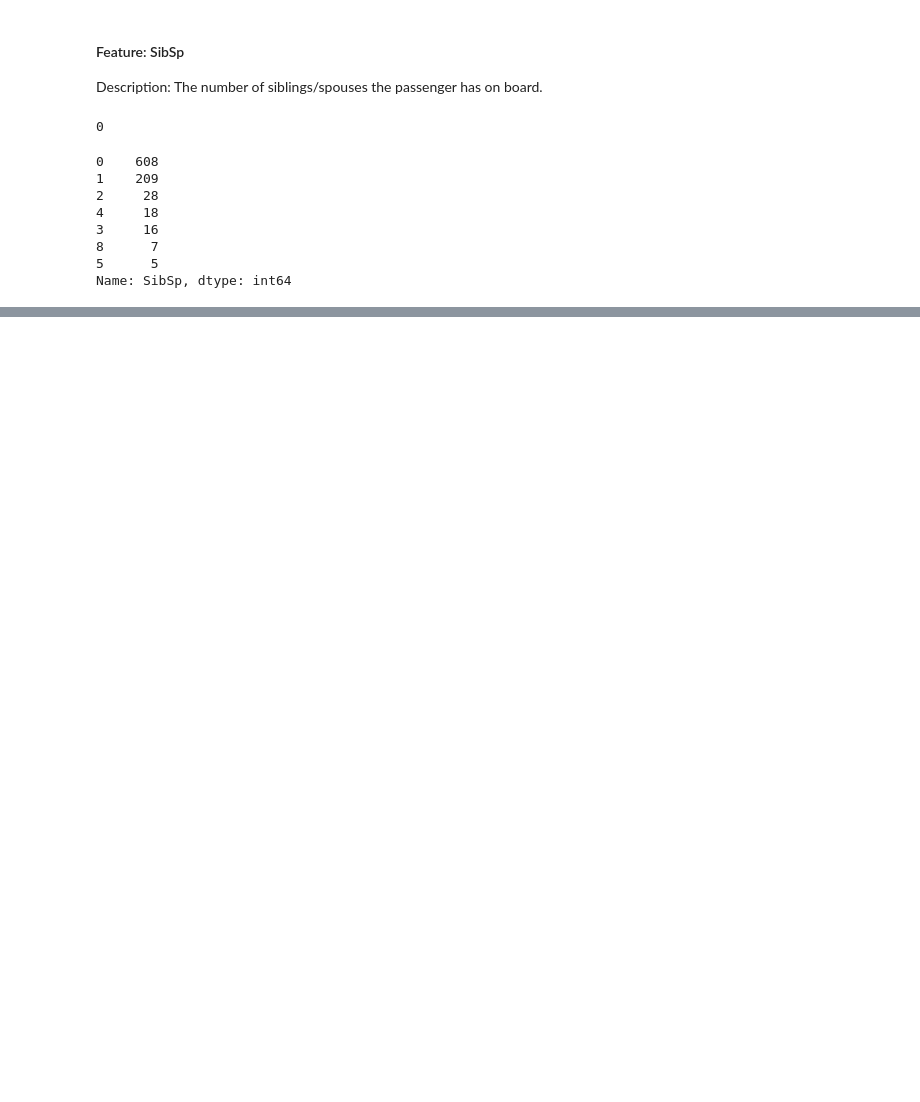
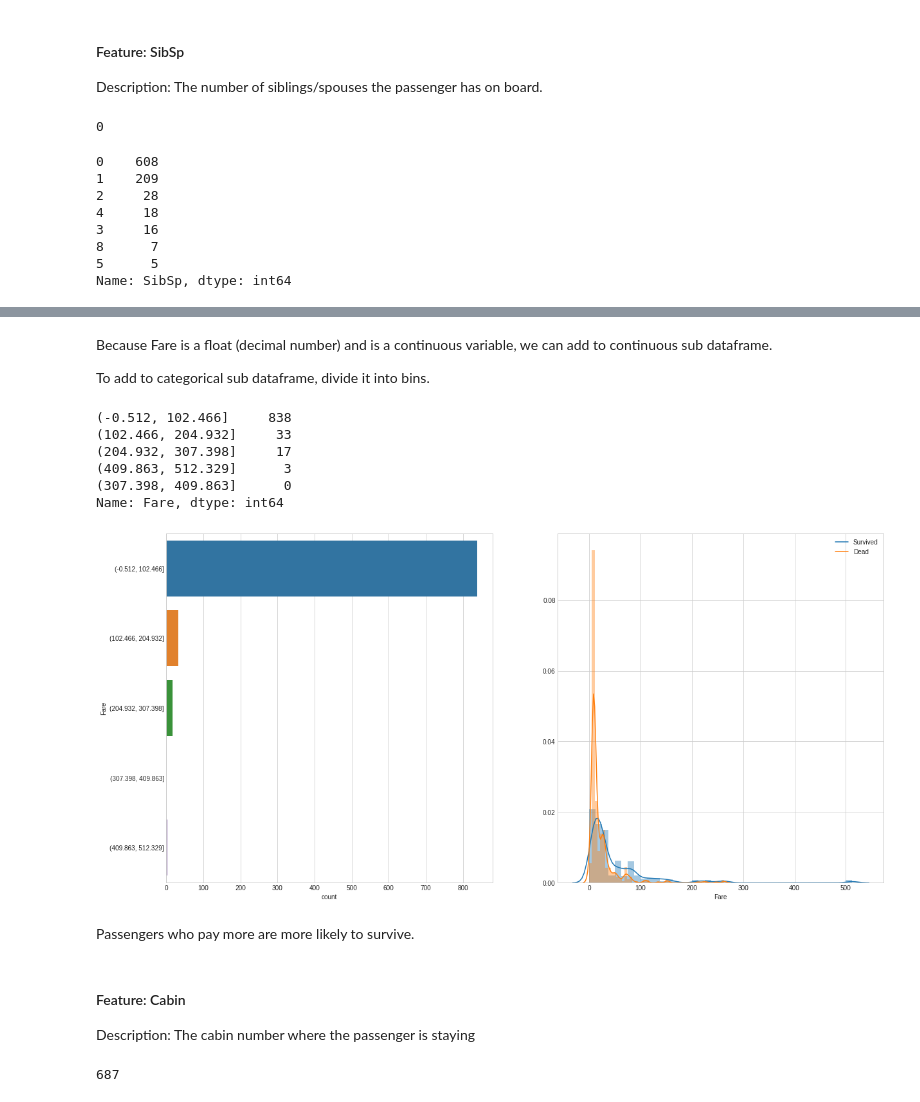
Before and after one commit to ikikika/data_science, a Jupyter notebook: titanic-kaggle/titanic_kaggle_2.ipynb, the cells around one changed output, grey strips where cells are left out. Cells and saved outputs as stored; diff of their text form; code cells hidden in the pictures; blank space fills up the shorter version.

```diff
--- a/titanic-kaggle/titanic_kaggle_2.ipynb
+++ b/titanic-kaggle/titanic_kaggle_2.ipynb
@@ -313,0 +414,30 @@ Name: SibSp, dtype: int64
+# %% [markdown]
+Because Fare is a float (decimal number) and is a continuous variable, we can add to continuous sub dataframe.
+
+To add to categorical sub dataframe, divide it into bins.
+# %%
+df_con['Fare'] = train['Fare']
+df_bin['Fare'] = pd.cut(train['Fare'], bins=5) #discretised
+# %%
+df_bin.Fare.value_counts()
+# 5 bins
+# %% [output]
+(-0.512, 102.466]     838
+(102.466, 204.932]     33
+(204.932, 307.398]     17
+(409.863, 512.329]      3
+(307.398, 409.863]      0
+Name: Fare, dtype: int64
+# %%
+plot_count_dist(train, df_bin, 'Survived', 'Fare', (20,10), True)
+# %% [output]
+[figure, added]
+# %% [markdown]
+Passengers who pay more are more likely to survive.
+# %% [markdown]
+#### Feature: Cabin
+Description: The cabin number where the passenger is staying
+# %%
+train['Cabin'].isnull().sum()
+# %% [output]
+687
```
Also changed, not shown: parts of 25 cells of this notebook.
